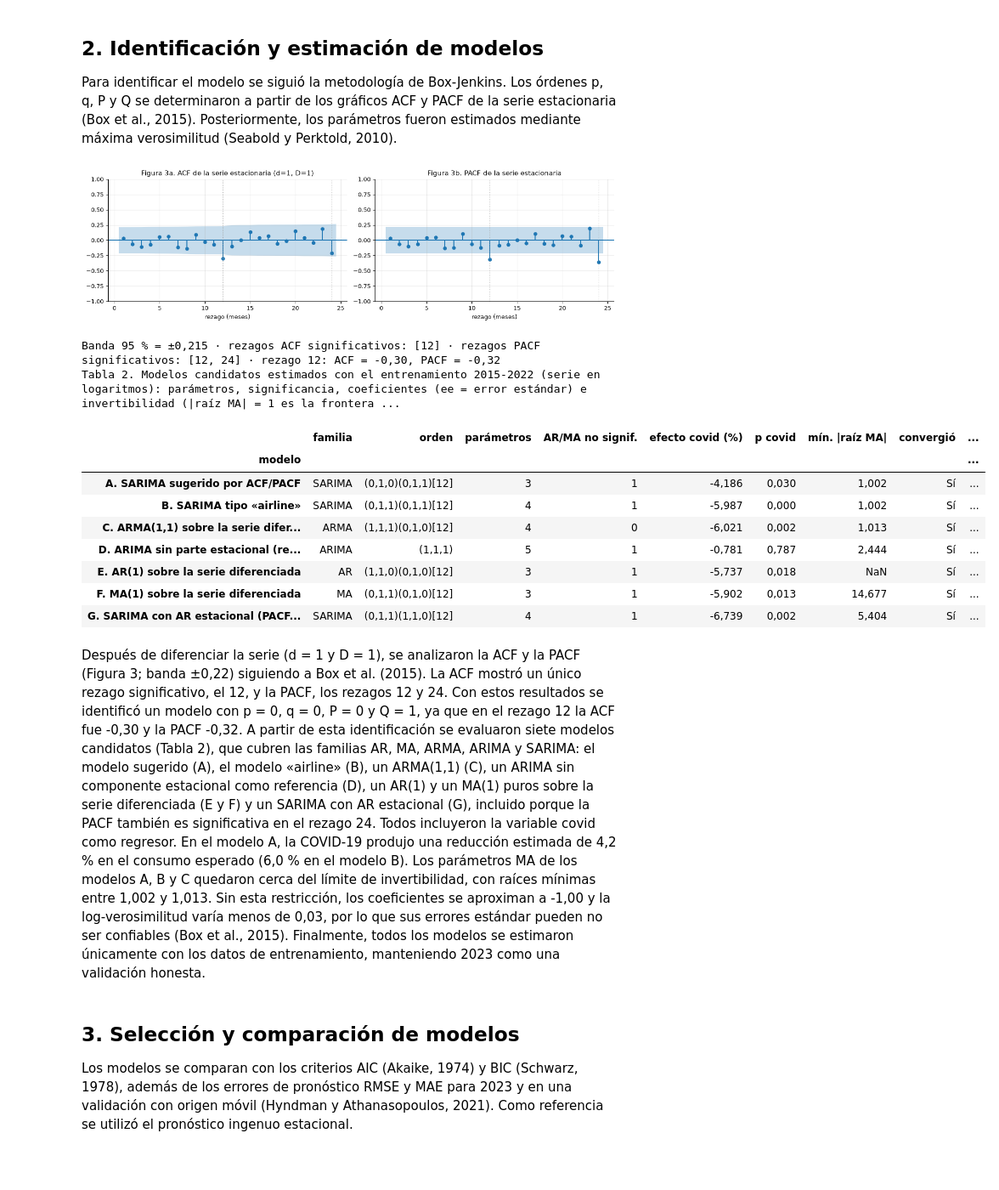
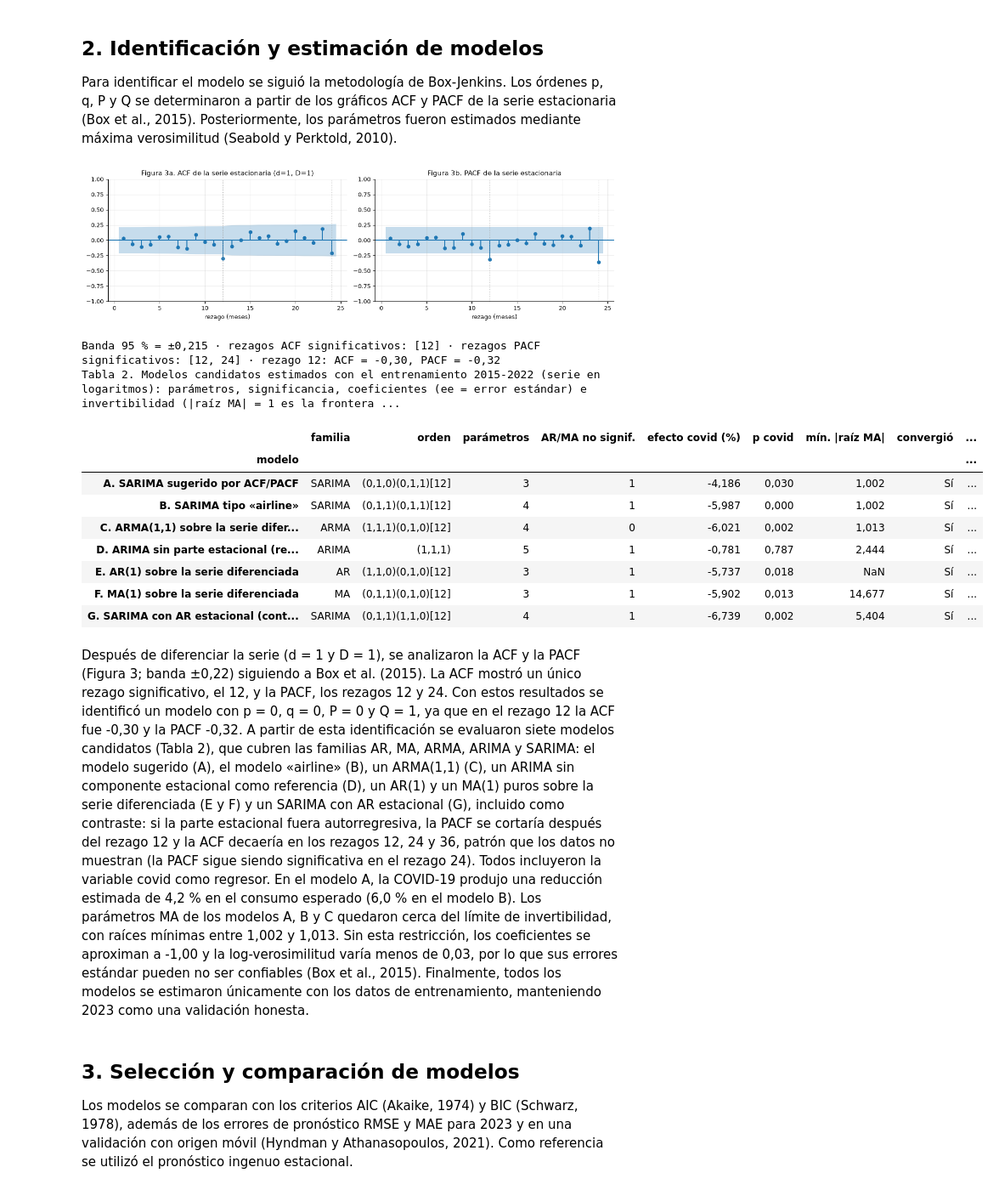
Before and after one commit to robertomoncada-blip/Magister_ciencia_datos, a Jupyter notebook: MCDI505/notebooks/mcdi505_s2rmoncada.ipynb, the cells around one changed output. Shown at 85% size. Drawn from its saved outputs; the diff is of its cells as text; code cells hidden in the pictures; blank space fills up the shorter version.

```diff
--- a/MCDI505/notebooks/mcdi505_s2rmoncada.ipynb
+++ b/MCDI505/notebooks/mcdi505_s2rmoncada.ipynb
@@ -211,7 +211,7 @@ candidatos = [
     ("D. ARIMA sin parte estacional (referencia)", "ARIMA", (1, 1, 1, 0, 0, 0)),
     ("E. AR(1) sobre la serie diferenciada", "AR", (1, d, 0, 0, D, 0)),
     ("F. MA(1) sobre la serie diferenciada", "MA", (0, d, 1, 0, D, 0)),
-    ("G. SARIMA con AR estacional (PACF en el rezago 24)", "SARIMA", (0, d, 1, 1, D, 0)),
+    ("G. SARIMA con AR estacional (contraste)", "SARIMA", (0, d, 1, 1, D, 0)),
 ]
 vistos, unicos = set(), []
 for nom, fam, spec in candidatos:
@@ -256,37 +256,37 @@ for nom, fam, spec in candidatos:
                   "coeficientes: estimación (ee; valor-p)": "; ".join(
                       f"{n} = {c(res.params[n], 3)} (ee {c(res.bse[n], 3)}; {pp(res.pvalues[n])})"
                       for n in res.params.index if n != "sigma2")})
 tab2 = pd.DataFrame(filas).set_index("modelo")
 tab2[["efecto covid (%)", "p covid"]] = tab2[["efecto covid (%)", "p covid"]].round(3)
 # Frontera de invertibilidad: si alguna raíz MA tiene módulo cercano a 1, se reestima sin la restricción
 FRONTERA = 1.05
 frontera = {}
 for nom, r in resultados.items():
     if r["raiz"] < FRONTERA:
         ma = [k for k in r["res"].params.index if k.startswith("ma.")]
         k_ = max(ma, key=lambda k: abs(r["res"].params[k]))          # término MA más cercano a ±1
         libre = ajustar(ly_train, r["spec"], invertible=False)
         frontera[nom] = {"param": k_, "coef": r["res"].params[k_], "libre": libre.params[k_],
                          "dllf": libre.llf - r["res"].llf}
 print("Tabla 2. Modelos candidatos estimados con el entrenamiento 2015-2022 (serie en logaritmos): parámetros, significancia, "
       "coeficientes (ee = error estándar) e invertibilidad (|raíz MA| = 1 es la frontera)")
 display(tab2)
 # %% [output]
 [figure]
 Banda 95 % = ±0,215 · rezagos ACF significativos: [12] · rezagos PACF significativos: [12, 24] · rezago 12: ACF = -0,30, PACF = -0,32
 Tabla 2. Modelos candidatos estimados con el entrenamiento 2015-2022 (serie en logaritmos): parámetros, significancia, coeficientes (ee = error estándar) e invertibilidad (|raíz MA| = 1 es la frontera ...
 |  | familia | orden | parámetros | AR/MA no signif. | efecto covid (%) | p covid | mín. |raíz MA| | convergió | ... |
 | modelo |  |  |  |  |  |  |  |  | ... |
 | A. SARIMA sugerido por ACF/PACF | SARIMA | (0,1,0)(0,1,1)[12] | 3 | 1 | -4,186 | 0,030 | 1,002 | Sí | ... |
 | B. SARIMA tipo «airline» | SARIMA | (0,1,1)(0,1,1)[12] | 4 | 1 | -5,987 | 0,000 | 1,002 | Sí | ... |
 | C. ARMA(1,1) sobre la serie difer... | ARMA | (1,1,1)(0,1,0)[12] | 4 | 0 | -6,021 | 0,002 | 1,013 | Sí | ... |
 | D. ARIMA sin parte estacional (re... | ARIMA | (1,1,1) | 5 | 1 | -0,781 | 0,787 | 2,444 | Sí | ... |
 | E. AR(1) sobre la serie diferenciada | AR | (1,1,0)(0,1,0)[12] | 3 | 1 | -5,737 | 0,018 | NaN | Sí | ... |
 | F. MA(1) sobre la serie diferenciada | MA | (0,1,1)(0,1,0)[12] | 3 | 1 | -5,902 | 0,013 | 14,677 | Sí | ... |
-| G. SARIMA con AR estacional (PACF... | SARIMA | (0,1,1)(1,1,0)[12] | 4 | 1 | -6,739 | 0,002 | 5,404 | Sí | ... |
+| G. SARIMA con AR estacional (cont... | SARIMA | (0,1,1)(1,1,0)[12] | 4 | 1 | -6,739 | 0,002 | 5,404 | Sí | ... |
 # %% [markdown]
 Después de diferenciar la serie (d = 1 y D = 1), se analizaron la ACF y la PACF (Figura 3; banda ±0,22) siguiendo a Box et al. (2015). La ACF mostró un único rezago significativo, el 12, y la PACF, los rezagos 12 y 24. Con estos resultados se identificó un modelo con p = 0, q = 0, P = 0 y Q = 1, ya que en el rezago 12 la ACF fue -0,30 y la PACF -0,32.
-A partir de esta identificación se evaluaron siete modelos candidatos (Tabla 2), que cubren las familias AR, MA, ARMA, ARIMA y SARIMA: el modelo sugerido (A), el modelo «airline» (B), un ARMA(1,1) (C), un ARIMA sin componente estacional como referencia (D), un AR(1) y un MA(1) puros sobre la serie diferenciada (E y F) y un SARIMA con AR estacional (G), incluido porque la PACF también es significativa en el rezago 24. Todos incluyeron la variable covid como regresor. En el modelo A, la COVID-19 produjo una reducción estimada de 4,2 % en el consumo esperado (6,0 % en el modelo B). Los parámetros MA de los modelos A, B y C quedaron cerca del límite de invertibilidad, con raíces mínimas entre 1,002 y 1,013. Sin esta restricción, los coeficientes se aproximan a -1,00 y la log-verosimilitud varía menos de 0,03, por lo que sus errores estándar pueden no ser confiables (Box et al., 2015). Finalmente, todos los modelos se estimaron únicamente con los datos de entrenamiento, manteniendo 2023 como una validación honesta.
+A partir de esta identificación se evaluaron siete modelos candidatos (Tabla 2), que cubren las familias AR, MA, ARMA, ARIMA y SARIMA: el modelo sugerido (A), el modelo «airline» (B), un ARMA(1,1) (C), un ARIMA sin componente estacional como referencia (D), un AR(1) y un MA(1) puros sobre la serie diferenciada (E y F) y un SARIMA con AR estacional (G), incluido como contraste: si la parte estacional fuera autorregresiva, la PACF se cortaría después del rezago 12 y la ACF decaería en los rezagos 12, 24 y 36, patrón que los datos no muestran (la PACF sigue siendo significativa en el rezago 24). Todos incluyeron la variable covid como regresor. En el modelo A, la COVID-19 produjo una reducción estimada de 4,2 % en el consumo esperado (6,0 % en el modelo B). Los parámetros MA de los modelos A, B y C quedaron cerca del límite de invertibilidad, con raíces mínimas entre 1,002 y 1,013. Sin esta restricción, los coeficientes se aproximan a -1,00 y la log-verosimilitud varía menos de 0,03, por lo que sus errores estándar pueden no ser confiables (Box et al., 2015). Finalmente, todos los modelos se estimaron únicamente con los datos de entrenamiento, manteniendo 2023 como una validación honesta.
 # %% [markdown]
 ## 3. Selección y comparación de modelos
 
```
Also changed, not shown: parts of 2 cells of this notebook, 3 other files.
